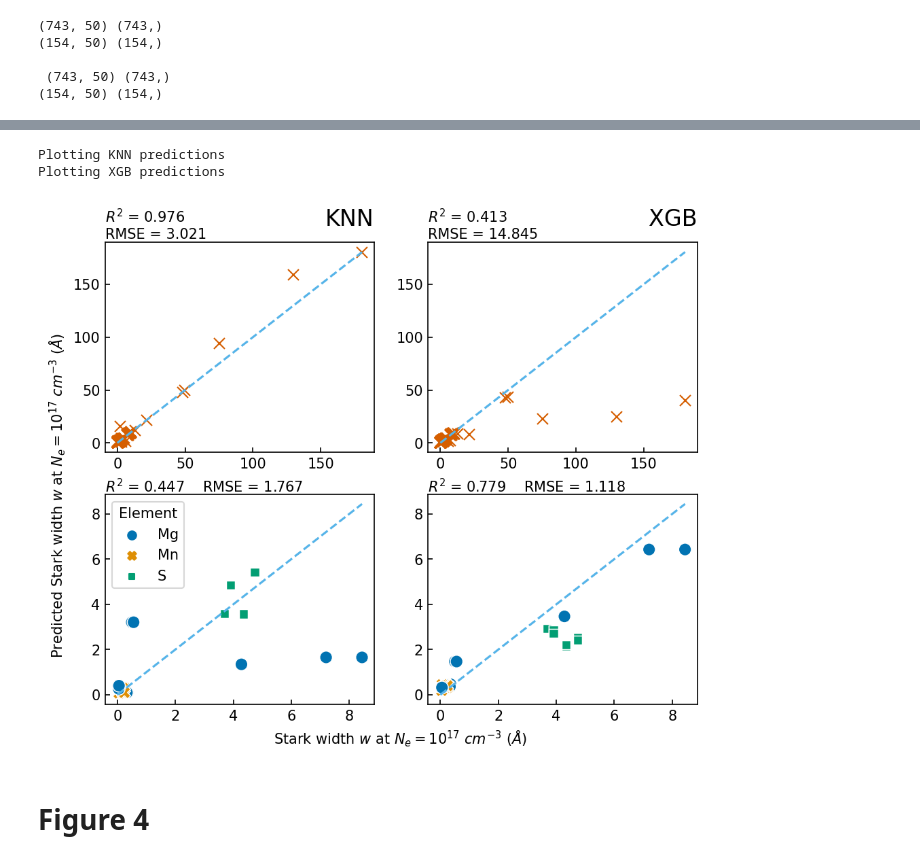
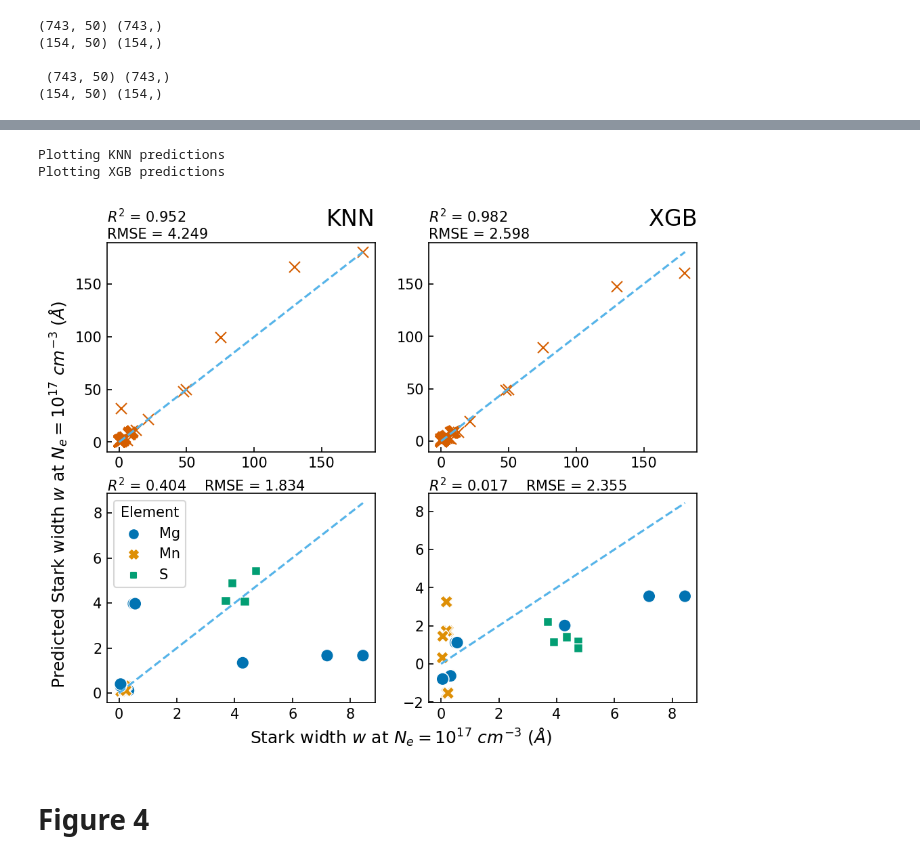
Before and after one commit to alezakuskin/Stark_ML, a Jupyter notebook: Figures.ipynb, the cells around one changed output, grey strips where cells are left out. Saved outputs shown, nothing was run; the diff lists cells and outputs as text; code cells hidden in the pictures.

```diff
--- a/Figures.ipynb
+++ b/Figures.ipynb
@@ -356,7 +356,7 @@ LW_elem = label_width_elements
 width_threshold =  200#@param {type:"number"}
 
 #@markdown Scale target values by the formula: $y_{scaled} = ln(1 + \frac{y_{raw}}{\epsilon})$
-scaled_target = True#@param {type:"boolean"}
+scaled_target = False#@param {type:"boolean"}
 epsilon = 1e-3#@param {type: "number"}
 # %%
 XW_train = XW_train.loc[YW_train.loc[YW_train < width_threshold].index]
@@ -409,36 +409,36 @@ for name, model in models_d.items():
     RMSE_elem[name] = mean_squared_error(YW_elem, y_pred, squared = False)
 
 
 i = 0
 fig, ax = plt.subplots(2, len(models_d), figsize = (3.75*len(models_d), 3*2), dpi = 150)
 for name, model in models_d.items():
     print(f'Plotting {name} predictions')
     ax[0, i].plot(YW_test, preds[name], ls = 'None', marker = 'x', c = '#d55e00', ms = 8)
     ax[0, i].plot([0, np.amax(YW_test)], [0, np.amax(YW_test)], color = '#56b4e9', ls = '--')
     ax[0, i].set_title(f'{name}', fontsize = 16, pad = 12, fontweight = 'book', loc = 'right')
     #ax[0, i].text(x = 0, y = 1, s = f'$R^2$ = {R2[name]:.4f}', transform = ax[0, i].transAxes)
     ax[0, i].text(x = 0, y = 1.02, s = f'$R^2$ = {R2[name]:.3f}  \nRMSE = {RMSE[name]:.3f}',  transform = ax[0, i].transAxes)
     ax[0, i].tick_params(axis = 'both', direction = 'in')
 
     #ax[1, i].plot(y_elem, predictions_elem[name], 'r.')
     sns.scatterplot(YW_elem, preds_elem[name], ax = ax[1, i], style = LW_elem['Element'], hue = LW_elem['Element'], palette = 'colorblind', s = 80)
     ax[1, i].plot([0, np.amax(YW_elem)], [0, np.amax(YW_elem)], color = '#56b4e9', ls = '--')
     ax[1, i].text(x = 0, y = 1.01, s = f'$R^2$ = {R2_elem[name]:.3f}    RMSE = {RMSE_elem[name]:.3f}',  transform = ax[1, i].transAxes)
     ax[1, i].tick_params(axis = 'both', direction = 'in')
 
     i += 1
 
 ax[1, 1].get_legend().remove()
 ax[1, 1].set(xlabel = None)
-ax[1, 0].set_xlabel(r'Stark width $w$ at $N_e = 10^{17}$ $cm^{-3}$ $(\AA)$ ', horizontalalignment='center', x=1.1)
-ax[0, 0].set_ylabel(r'Predicted Stark width $w$ at $N_e = 10^{17}$ $cm^{-3}$ $(\AA)$ ', horizontalalignment='center', y=-0.2)
+ax[1, 0].set_xlabel(r'Stark width $w$ at $N_e = 10^{17}$ $cm^{-3}$ $(\AA)$ ', horizontalalignment='center', x=1.1, fontsize = 12)
+ax[0, 0].set_ylabel(r'Predicted Stark width $w$ at $N_e = 10^{17}$ $cm^{-3}$ $(\AA)$ ', horizontalalignment='center', y=-0.2, fontsize = 12)
 plt.show()
 
 #fig.savefig('Fig.3b.Predicted-reference. Scaled.svg', transparent = True, format = 'svg')
 # %% [output]
 Plotting KNN predictions
 Plotting XGB predictions
-[figure, old version]
+[figure, new version]
 # %% [markdown]
 # Figure 4
 # %%
```
Also changed, not shown: parts of 2 cells of this notebook.
